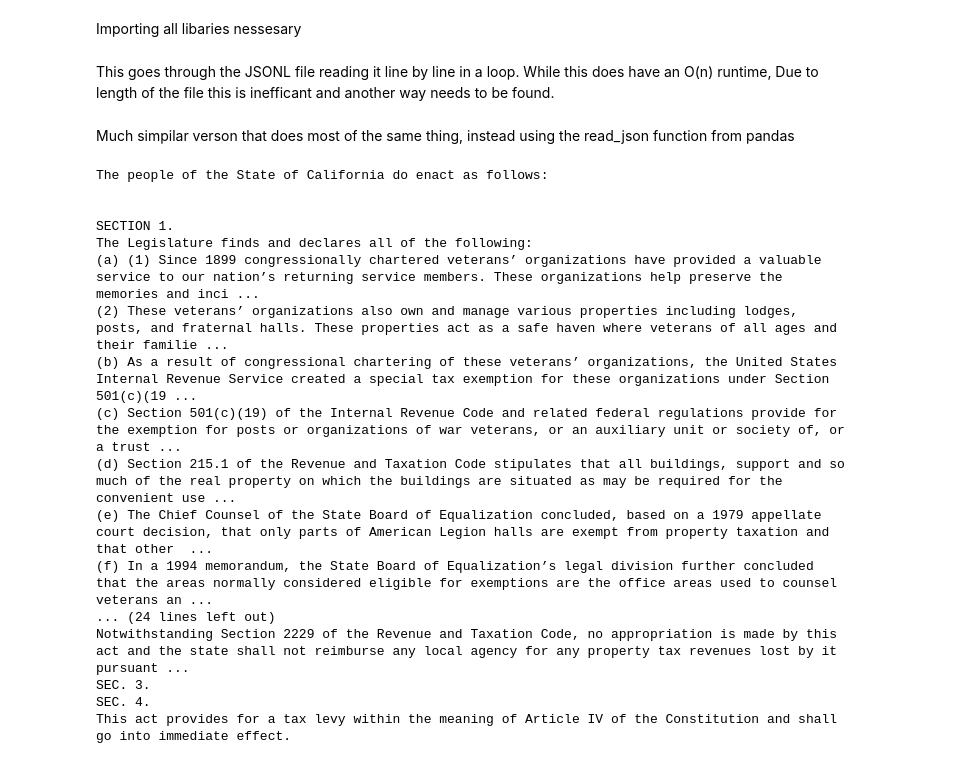
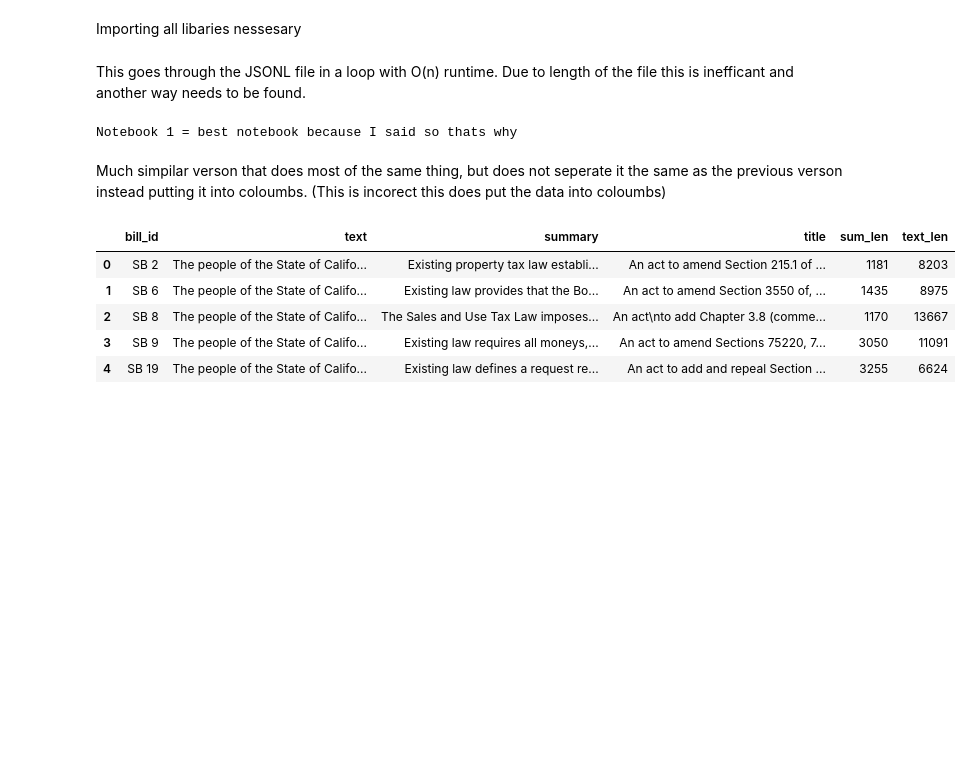
Before and after one commit to RSguy11/Readable_Regulations, a Jupyter notebook: NoteBook_1.ipynb, the cells around one changed output. Cells and saved outputs as stored; diff of their text form; code cells hidden in the pictures; blank space fills up the shorter version.

```diff
--- a/NoteBook_1.ipynb
+++ b/NoteBook_1.ipynb
@@ -5,7 +8,7 @@ import pandas as pd
 import json
 import matplotlib.pyplot as plt
 # %% [markdown]
-This goes through the JSONL file reading it line by line in a loop. While this does have an O(n) runtime, Due to length of the file this is inefficant and another way needs to be found.
+This goes through the JSONL file in a loop with O(n) runtime. Due to length of the file this is inefficant and another way needs to be found.
 # %%
 # Initialize an empty list to store the JSON objects
 data = []
@@ -15,37 +18,27 @@ data = []
 # df= pd.read_json('ca_test_data_final_OFFICIAL.jsonl')
 
 
-# # Open the file and read line by line
-# with open('ca_test_data_final_OFFICIAL.jsonl', 'r') as file:
-#     for line in file:
-#         # Parse each line as a JSON object and append to the list
-#         data.append(json.loads(line))
+# Open the file and read line by line
+with open('ca_test_data_final_OFFICIAL.jsonl', 'r') as file:
+    for line in file:
+        # Parse each line as a JSON object and append to the list
+        data.append(json.loads(line))
 
-# # Convert the list of dictionaries to a DataFrame
-# df = pd.DataFrame(data)
-# df.head()
+# Convert the list of dictionaries to a DataFrame
+df = pd.DataFrame(data)
+df.head()
+print("Notebook 1 = best notebook because I said so thats why")
+# %% [output]
+Notebook 1 = best notebook because I said so thats why
 # %% [markdown]
-Much simpilar verson that does most of the same thing, instead using the read_json function from pandas
+Much simpilar verson that does most of the same thing, but does not seperate it the same as the previous verson instead putting it into coloumbs. (This is incorect this does put the data into coloumbs)
 # %%
 df = pd.read_json('ca_test_data_final_OFFICIAL.jsonl', lines=True)
-# df.head()
-result = df.iat[0, df.columns.get_loc('text')]
-print(result)
+df.head()
 # %% [output]
-The people of the State of California do enact as follows:
-
-
-SECTION 1.
-The Legislature finds and declares all of the following:
-(a) (1) Since 1899 congressionally chartered veterans’ organizations have provided a valuable service to our nation’s returning service members. These organizations help preserve the memories and inci ...
-(2) These veterans’ organizations also own and manage various properties including lodges, posts, and fraternal halls. These properties act as a safe haven where veterans of all ages and their familie ...
-(b) As a result of congressional chartering of these veterans’ organizations, the United States Internal Revenue Service created a special tax exemption for these organizations under Section 501(c)(19 ...
-(c) Section 501(c)(19) of the Internal Revenue Code and related federal regulations provide for the exemption for posts or organizations of war veterans, or an auxiliary unit or society of, or a trust ...
-(d) Section 215.1 of the Revenue and Taxation Code stipulates that all buildings, support and so much of the real property on which the buildings are situated as may be required for the convenient use ...
-(e) The Chief Counsel of the State Board of Equalization concluded, based on a 1979 appellate court decision, that only parts of American Legion halls are exempt from property taxation and that other  ...
-(f) In a 1994 memorandum, the State Board of Equalization’s legal division further concluded that the areas normally considered eligible for exemptions are the office areas used to counsel veterans an ...
-... (24 lines left out)
-Notwithstanding Section 2229 of the Revenue and Taxation Code, no appropriation is made by this act and the state shall not reimburse any local agency for any property tax revenues lost by it pursuant ...
-SEC. 3.
-SEC. 4.
-This act provides for a tax levy within the meaning of Article IV of the Constitution and shall go into immediate effect.
+|  | bill_id | text | summary | title | sum_len | text_len |
+| 0 | SB 2 | The people of the State of Califo... | Existing property tax law establi... | An act to amend Section 215.1 of ... | 1181 | 8203 |
+| 1 | SB 6 | The people of the State of Califo... | Existing law provides that the Bo... | An act to amend Section 3550 of, ... | 1435 | 8975 |
+| 2 | SB 8 | The people of the State of Califo... | The Sales and Use Tax Law imposes... | An act\nto add Chapter 3.8 (comme... | 1170 | 13667 |
+| 3 | SB 9 | The people of the State of Califo... | Existing law requires all moneys,... | An act to amend Sections 75220, 7... | 3050 | 11091 |
+| 4 | SB 19 | The people of the State of Califo... | Existing law defines a request re... | An act to add and repeal Section ... | 3255 | 6624 |
```
Also changed, not shown: parts of 7 cells of this notebook.
